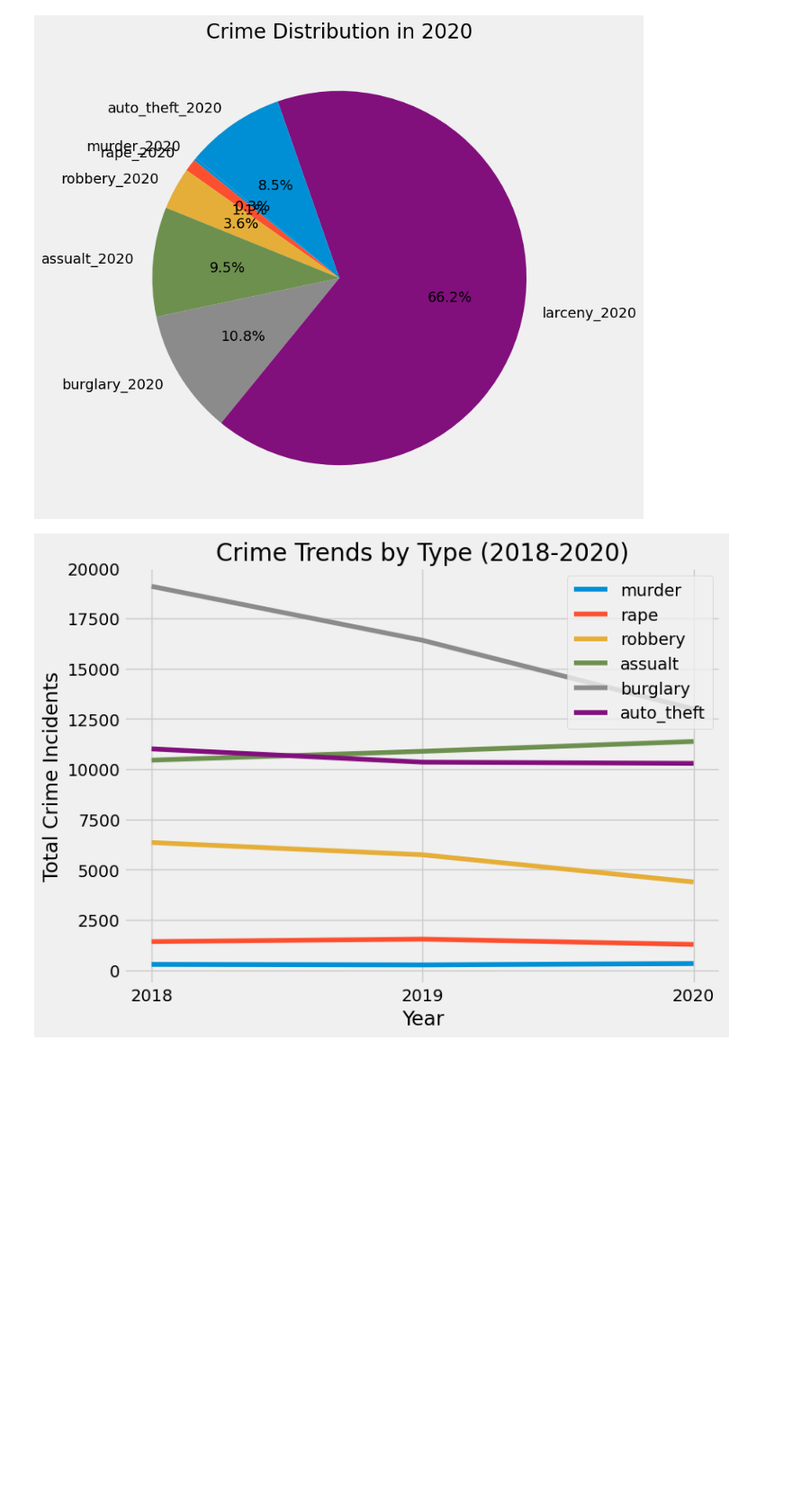
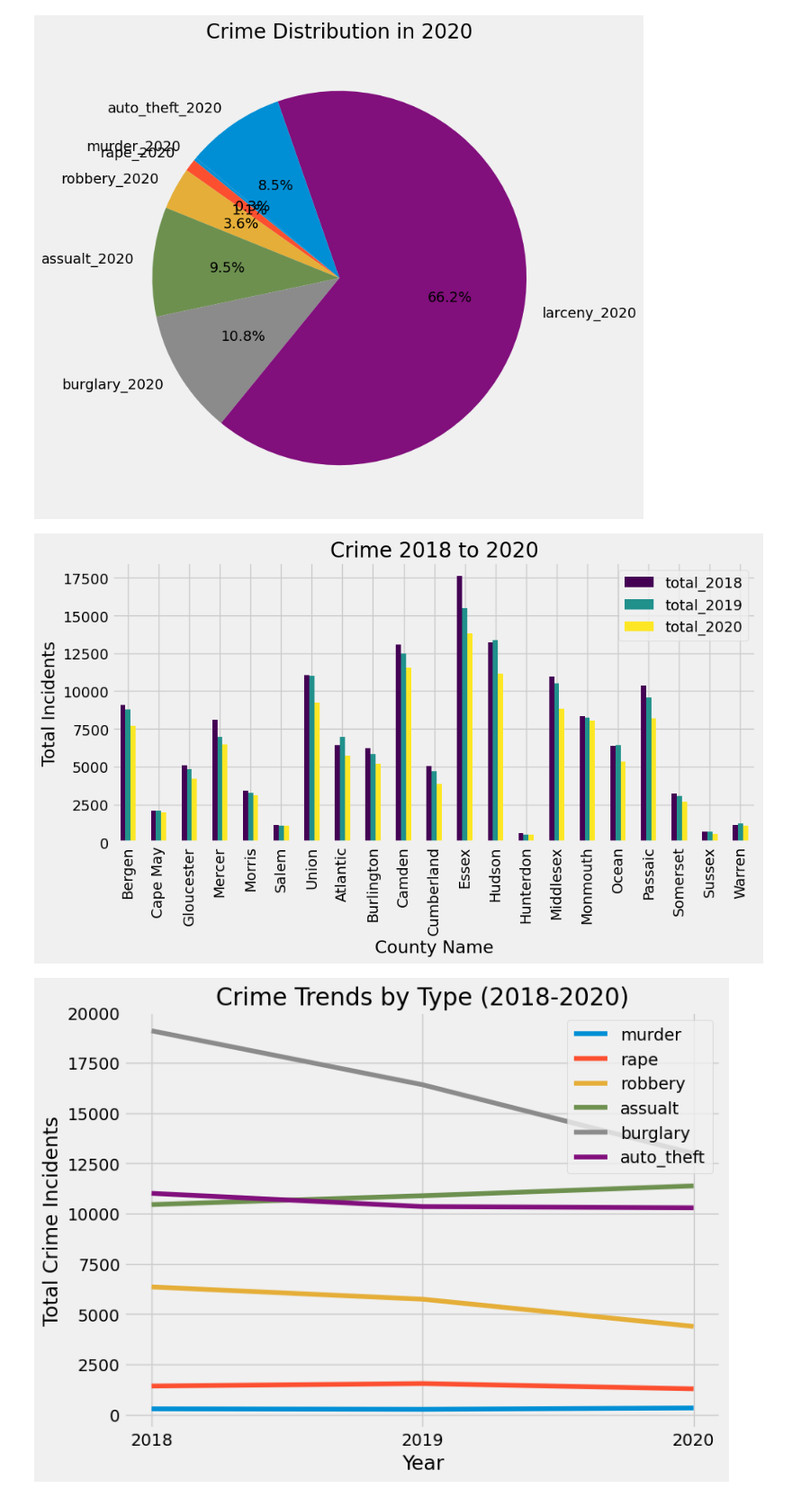
Before and after one commit to kevindownesii/Project_3, a Jupyter notebook: Graphs.ipynb, the cells around one changed output. Shown at 90% size. Drawn from its saved outputs; the diff is of its cells as text; code cells hidden in the pictures; blank space fills up the shorter version.

```diff
--- a/Graphs.ipynb
+++ b/Graphs.ipynb
@@ -444,6 +347,24 @@ plt.show()
 plt.style.use('fivethirtyeight')
 # %% [output]
 [figure]
+# %%
+# bar chart comparing how crimes through 2018-2020
+
+# Select values for the bar graph
+crime_df = crime_census_df[['COUNTY_NAME','total_2018', 'total_2019', 'total_2020']]
+# Plot the bar graph
+crime_df.plot(x="COUNTY_NAME", y=['total_2018', 'total_2019', 'total_2020'], kind='bar', figsize=(10, 6), colormap='viridis',rot=0).legend(loc='upper right')
+# Create a bar chart
+plt.title('Crime 2018 to 2020')
+plt.xlabel('County Name')
+plt.ylabel('Total Incidents')
+plt.xticks(rotation=90)
+plt.tight_layout()
+#style chart
+plt.style.use('fivethirtyeight')
+plt.show()
+# %% [output]
+[figure, added]
 # %%
 # Define the years and corresponding crime categories (removing larcney since it was so much larger)
 years = ['2018', '2019', '2020']
```
Also changed, not shown: parts of 5 cells of this notebook, 4 other files.
